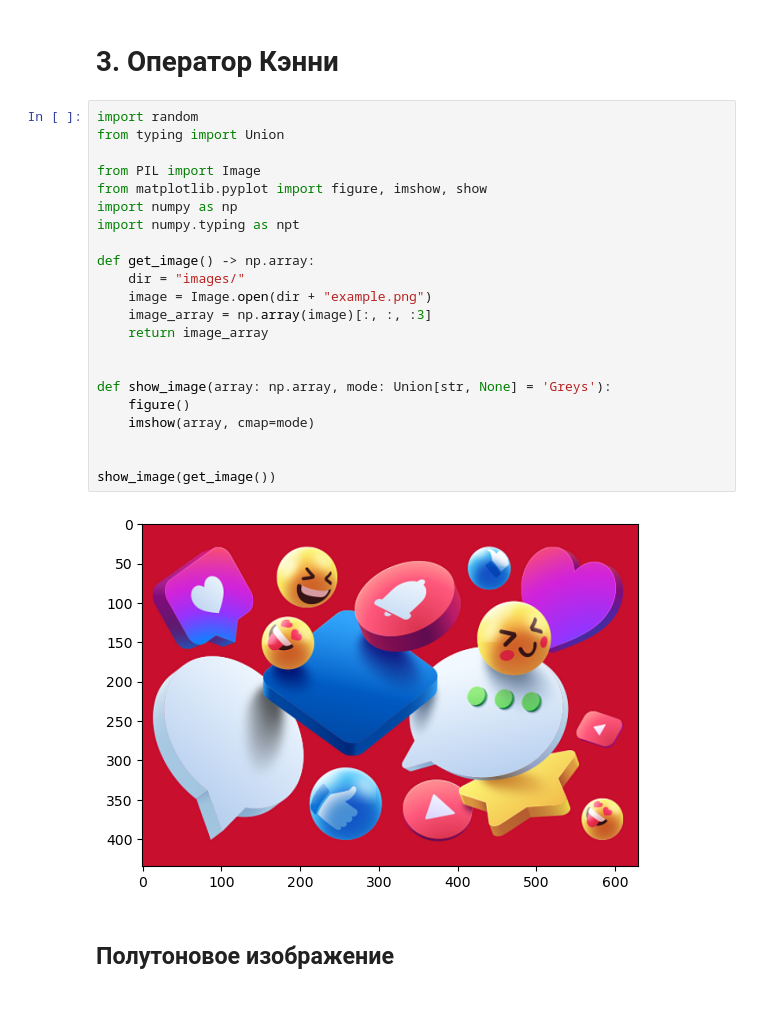
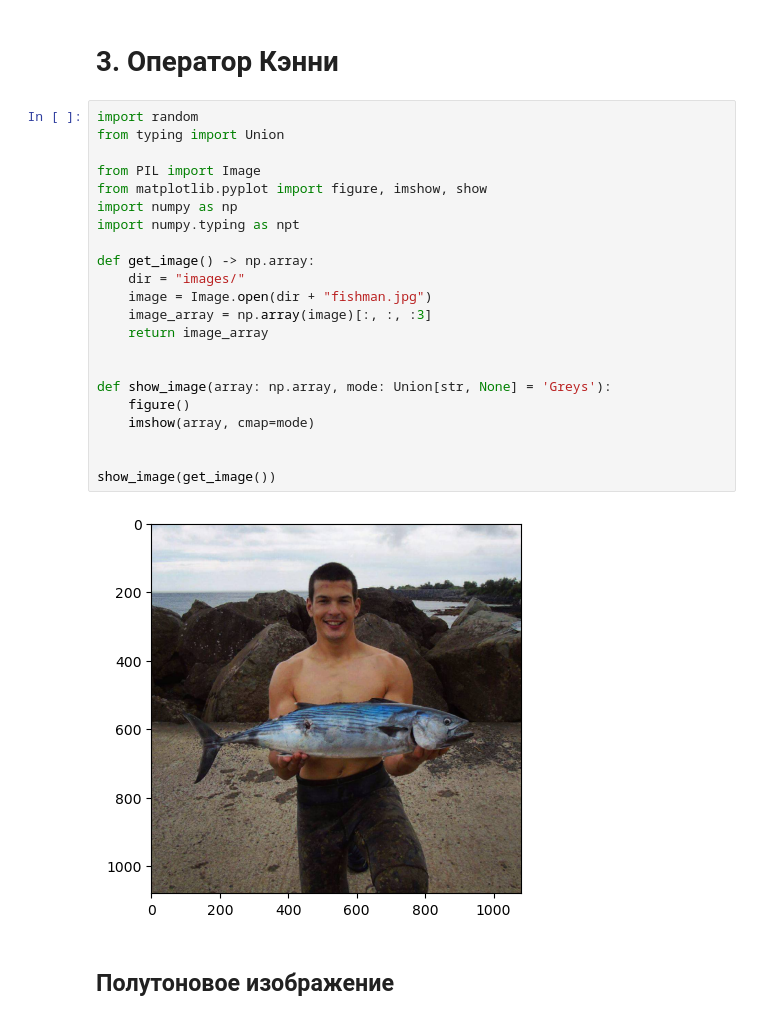
Before and after one commit to Str1kez/computer_vision, a Jupyter notebook: exercise3.ipynb, the cells around one changed output. Cells and saved outputs as stored; diff of their text form.

```diff
--- a/exercise3.ipynb
+++ b/exercise3.ipynb
@@ -3,27 +3,27 @@
 # %%
 import random
 from typing import Union
 
 from PIL import Image
 from matplotlib.pyplot import figure, imshow, show
 import numpy as np
 import numpy.typing as npt
 
 def get_image() -> np.array:
     dir = "images/"
-    image = Image.open(dir + "example.png")
+    image = Image.open(dir + "fishman.jpg")
     image_array = np.array(image)[:, :, :3]
     return image_array
 
 
 def show_image(array: np.array, mode: Union[str, None] = 'Greys'):
     figure()
     imshow(array, cmap=mode)
 
 
 show_image(get_image())
 # %% [output]
-[figure, old version]
+[figure, new version]
 # %% [markdown]
 ## Полутоновое изображение
 # %%
```
Also changed, not shown: parts of 11 cells of this notebook.
